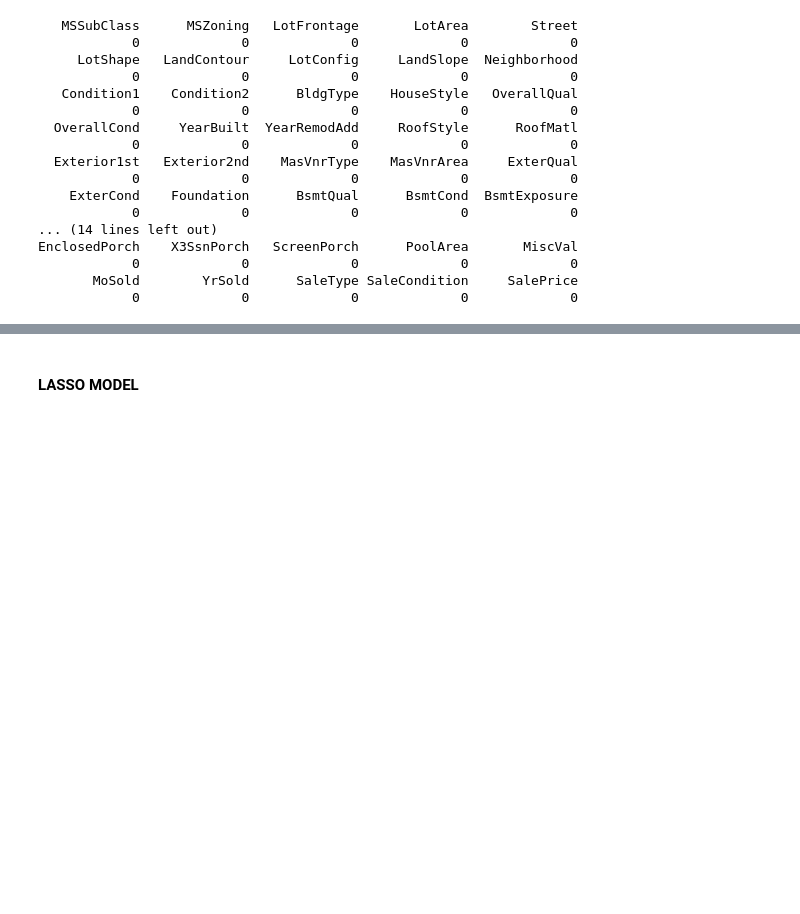
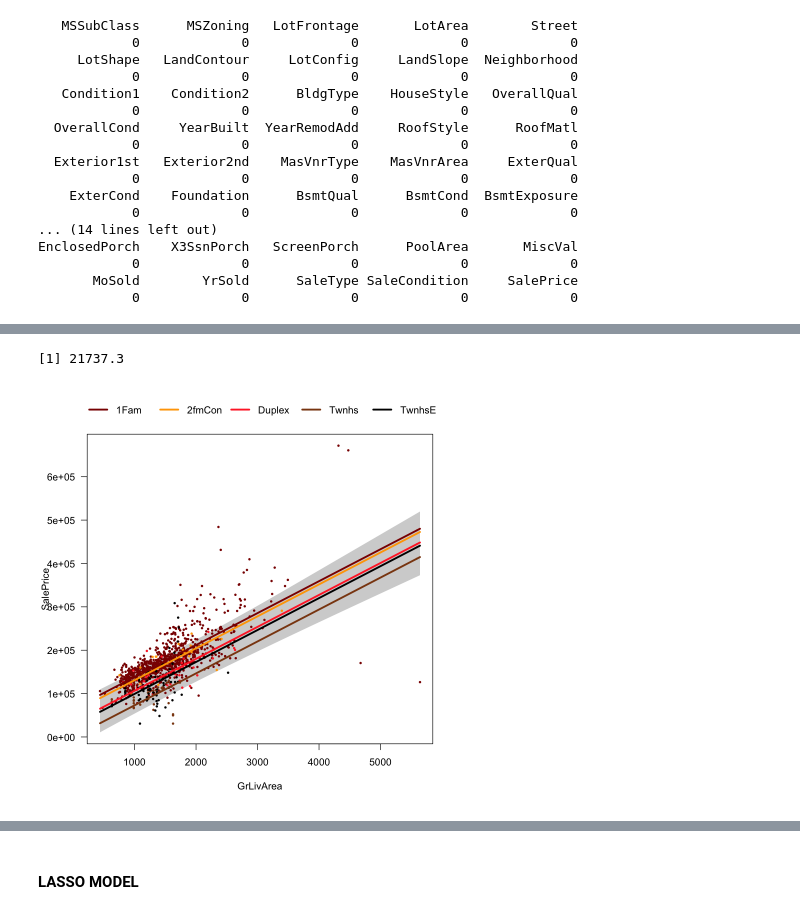
Before and after one commit to OlegRyzhkov2020/house_price_prediction, a Jupyter notebook: features_selection.ipynb, the cells around one changed output, grey strips where cells are left out. Saved outputs shown, nothing was run; the diff lists cells and outputs as text; code cells hidden in the pictures; blank space fills up the shorter version.

```diff
--- a/features_selection.ipynb
+++ b/features_selection.ipynb
@@ -623,0 +624,5 @@ signif(BIC.interact, digits=6)
+# %%
+#Manual regular linear model with the selected variables
+manual.model <- lm(SalePrice ~ YearBuilt + BldgType + GrLivArea + TotRmsAbvGrd +
+                         GarageArea + Neighborhood, data=train_split )
+summary(manual.model)
@@ -623,0 +647,15 @@ signif(BIC.interact, digits=6)
+# %%
+BIC.manual = extractAIC(manual.model, k=log(length(train_split$SalePrice)))[2]
+signif(BIC.manual, digits=6)
+# %% [output]
+[1] 21737.3
+# %%
+ugly_cols <- c("darkred", "orange", "firebrick1", "chocolate4", "gray0")
+
+visreg(manual.model, "GrLivArea", by="BldgType", overlay=TRUE,
+      legend=TRUE, rug=FALSE,
+       line.par=list(col=ugly_cols),
+       points.par=list(col=ugly_cols),
+      fill.par=list(col="lightgrey"))
+# %% [output]
+[figure, added]
```
Also changed, not shown: parts of 89 cells of this notebook, 4 other files.
